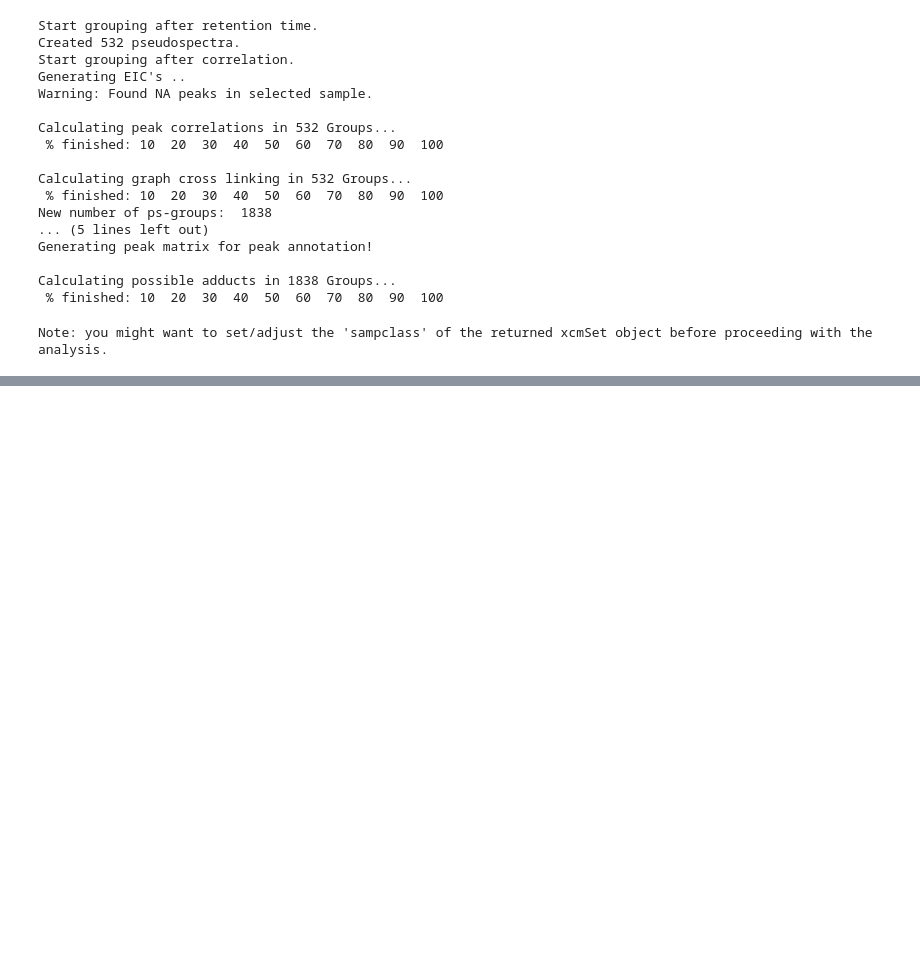
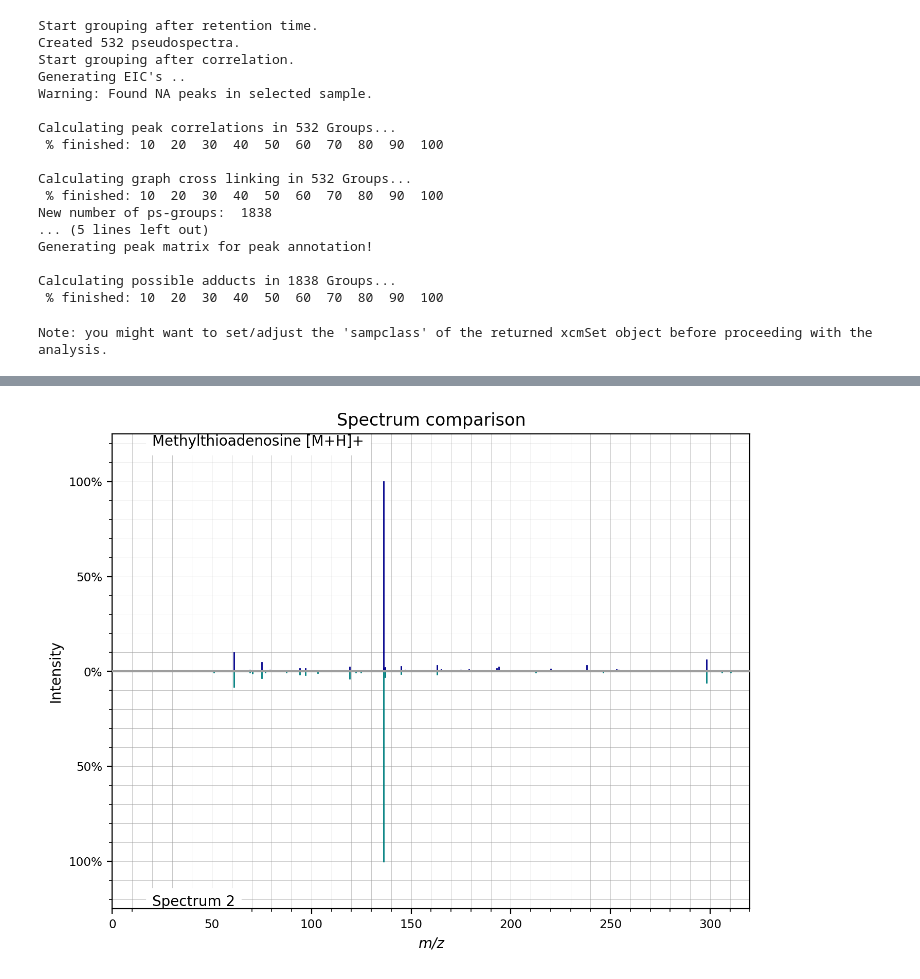
Before and after one commit to jonathan-hunter/Metabolomics-Pipeline, a Jupyter notebook: Docker/sync/metabolomics.ipynb, the cells around one changed output, grey strips where cells are left out. Saved outputs shown, nothing was run; the diff lists cells and outputs as text; code cells hidden in the pictures; blank space fills up the shorter version.

```diff
--- a/Docker/sync/metabolomics.ipynb
+++ b/Docker/sync/metabolomics.ipynb
@@ -1491,0 +1328,41 @@ plt.show()
+# %%
+FT2096 = []
+
+# Find the target compound in the results data.
+for (hit, score), query in pc_matched:
+    if query.metadata['feature_id'] == "FT2096":
+        FT2096.append([[hit, score], query])
+    else:
+        pass
+
+# Display some summary information for the target compound hits.
+print(f"{len(FT2096)} hits found for FT2096")
+print("Precursor m/z:", FT2096[0][1].metadata['precursor_mz'])
+print("MS2 RT:", FT2096[0][1].metadata['retention_time'])
+
+# Extract relevant information from the FT2096 hits.
+FT2096_results = []
+for (hit, score), query in FT2096:
+    FT2096_results.append({
+        "Query feature ID": query.metadata['feature_id'],
+        "Query scan id": query.metadata['scans'],
+        "Reference scan id": hit.metadata['scans'],
+        "Query precursor m/z": query.metadata['precursor_mz'],
+        "Reference precursor_mz": hit.get("precursor_mz"),
+        "Score": score[0],
+        "Number of matching peaks": score[1],
+        "name": hit.get("compound_name"),
+        "smiles": hit.get("smiles"),
+        "charge": hit.get("charge"),
+        "ms_level": hit.get("ms_level"),
+        "Did GPU overflow": score[2]
+    })
+
+# Convert the results to a pandas DataFrame.
+FT2096_results_df = pd.DataFrame(FT2096_results)
+
+# Drop hits below a score of 80%
+FT2096_results_df_80 = FT2096_results_df[FT2096_results_df["Score"] >= 0.80]
+
+# Display top 5 hits.
+display(FT2096_results_df_80.head())
@@ -1491,0 +1379,6 @@ plt.show()
+# %%
+fig = FT2096[3][0][0].plot_against(FT2096[0][1], annotate_ions=True)
+plt.xlim(0, 320)
+plt.show()
+# %% [output]
+[figure, added]
```
Also changed, not shown: parts of 43 cells of this notebook, 1 other file.
